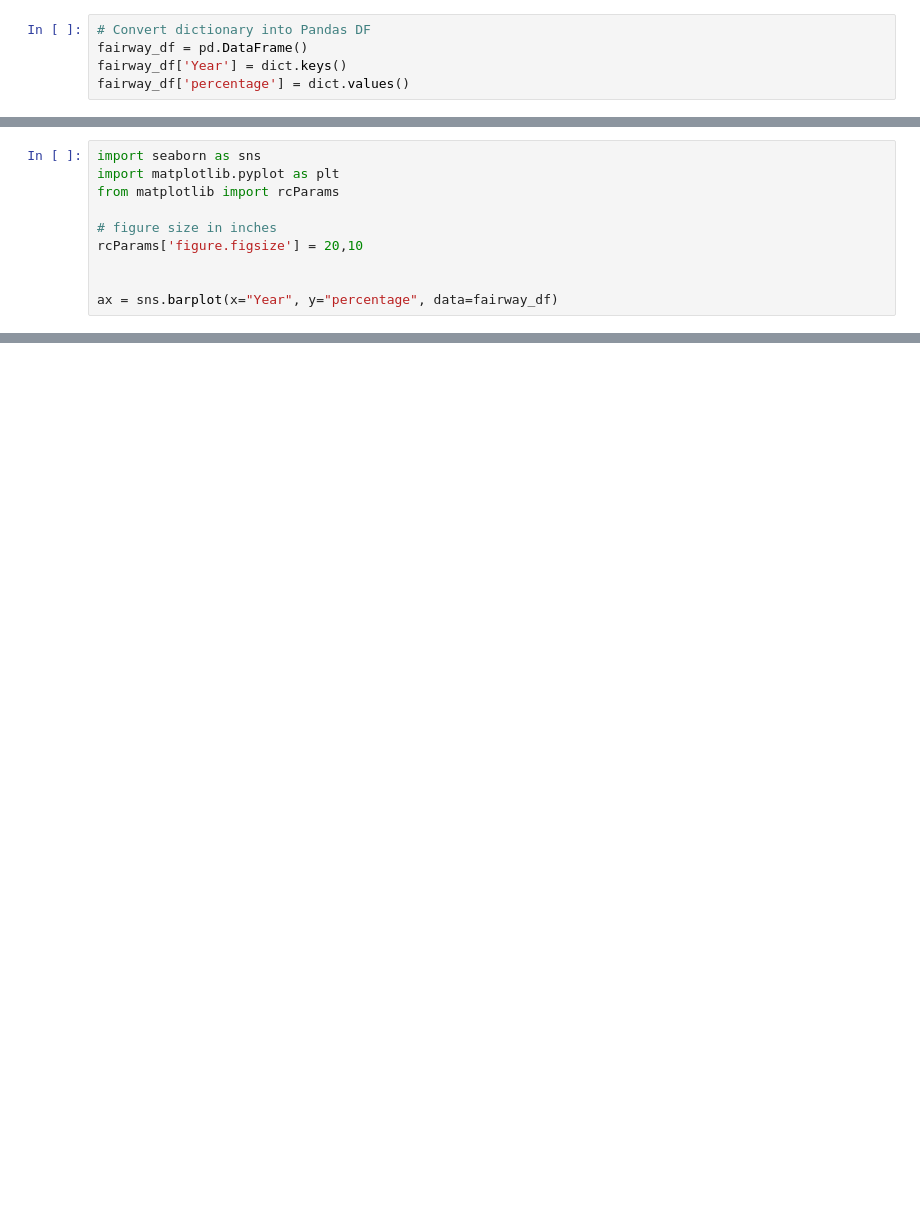
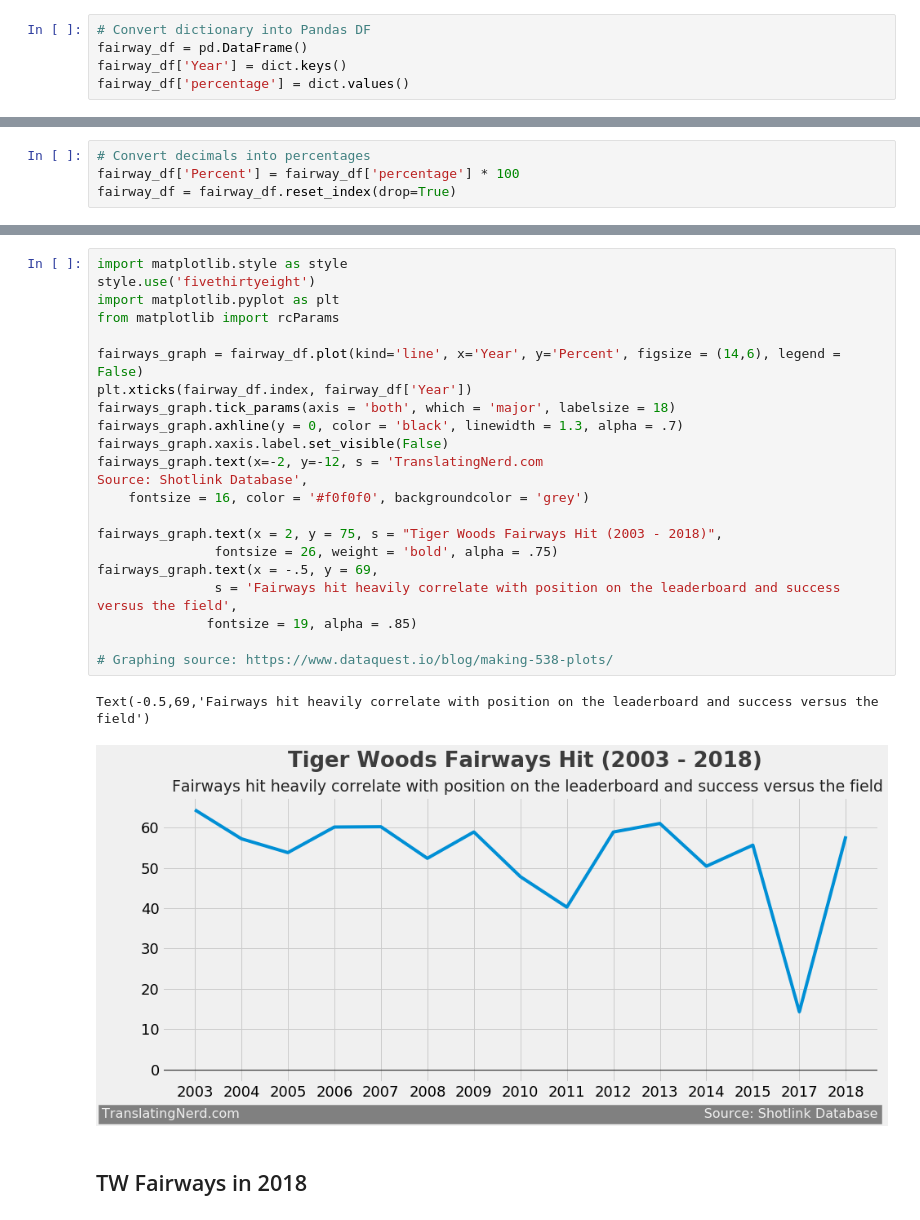
Before and after one commit to nbeaudoin/PGA-Tour-Shotlink-Analytics, a Jupyter notebook: Tiger Woods Basic Analysis.ipynb, the cells around one changed output, grey strips where cells are left out. Saved outputs shown, nothing was run; the diff lists cells and outputs as text; blank space fills up the shorter version.

```diff
--- a/Tiger Woods Basic Analysis.ipynb
+++ b/Tiger Woods Basic Analysis.ipynb
@@ -151,10 +118,0 @@ fairway_df.head()
-# %%
-import seaborn as sns
-import matplotlib.pyplot as plt
-from matplotlib import rcParams
-
-# figure size in inches
-rcParams['figure.figsize'] = 20,10
-
-
-ax = sns.barplot(x="Year", y="percentage", data=fairway_df)
@@ -162,0 +119,4 @@ ax = sns.barplot(x="Year", y="percentage", data=fairway_df)
+# %%
+# Convert decimals into percentages
+fairway_df['Percent'] = fairway_df['percentage'] * 100
+fairway_df = fairway_df.reset_index(drop=True)
@@ -162,0 +132,26 @@ ax = sns.barplot(x="Year", y="percentage", data=fairway_df)
+# %%
+import matplotlib.style as style
+style.use('fivethirtyeight')
+import matplotlib.pyplot as plt
+from matplotlib import rcParams
+
+fairways_graph = fairway_df.plot(kind='line', x='Year', y='Percent', figsize = (14,6), legend = False)
+plt.xticks(fairway_df.index, fairway_df['Year'])
+fairways_graph.tick_params(axis = 'both', which = 'major', labelsize = 18)
+fairways_graph.axhline(y = 0, color = 'black', linewidth = 1.3, alpha = .7)
+fairways_graph.xaxis.label.set_visible(False)
+fairways_graph.text(x=-2, y=-12, s = 'TranslatingNerd.com                                                                                                               Source: Shotlink Database',
+    fontsize = 16, color = '#f0f0f0', backgroundcolor = 'grey')
+
+fairways_graph.text(x = 2, y = 75, s = "Tiger Woods Fairways Hit (2003 - 2018)",
+               fontsize = 26, weight = 'bold', alpha = .75)
+fairways_graph.text(x = -.5, y = 69,
+               s = 'Fairways hit heavily correlate with position on the leaderboard and success versus the field',
+              fontsize = 19, alpha = .85)
+
+# Graphing source: https://www.dataquest.io/blog/making-538-plots/
+# %% [output]
+Text(-0.5,69,'Fairways hit heavily correlate with position on the leaderboard and success versus the field')
+[figure, added]
+# %% [markdown]
+## TW Fairways in 2018
```
Also changed, not shown: parts of 14 cells of this notebook.
